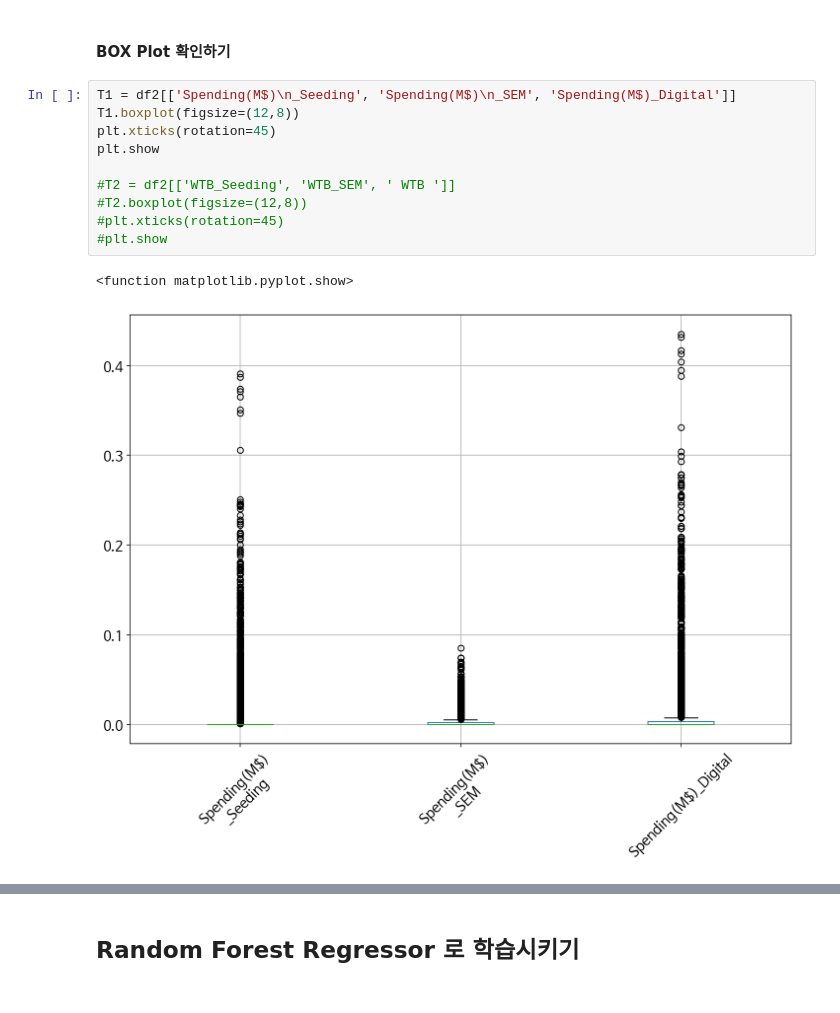
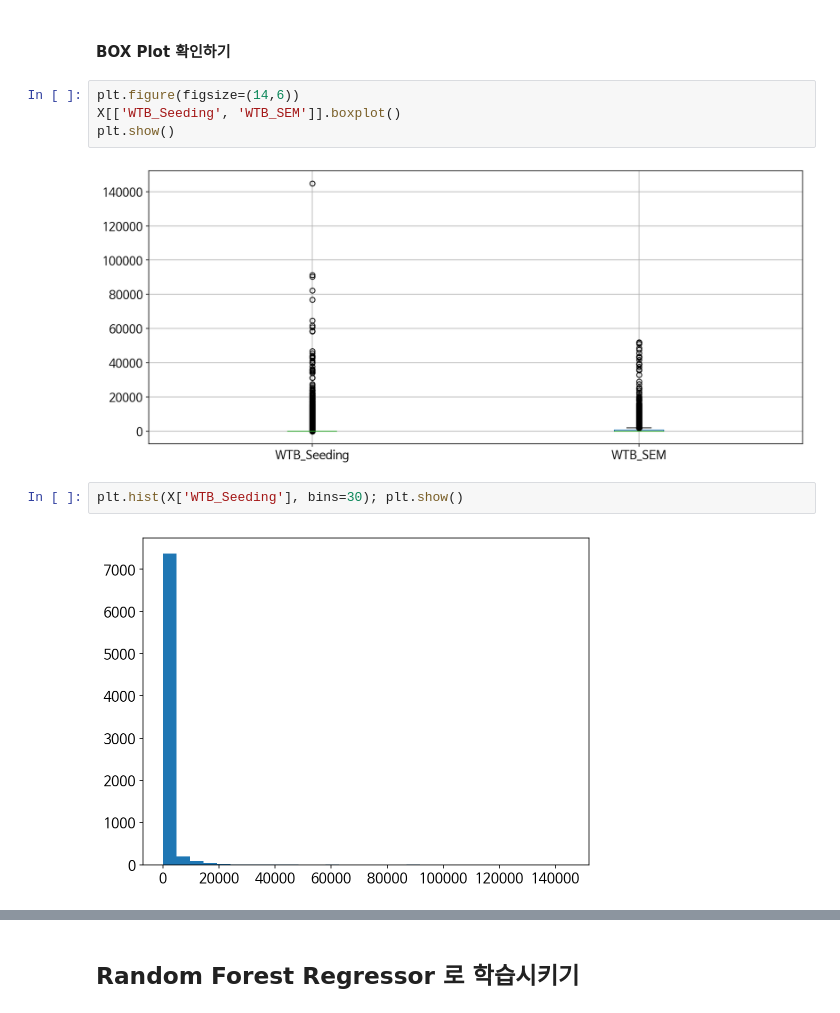
Before and after one commit to dreamer0710/StillWork_Team_5, a Jupyter notebook: team_project.ipynb, the cells around one changed output, grey strips where cells are left out. Drawn from its saved outputs; the diff is of its cells as text.

```diff
--- a/team_project.ipynb
+++ b/team_project.ipynb
@@ -240,15 +245,12 @@ y:(7743,)
 # %% [markdown]
 #### BOX Plot 확인하기
-# %%
-T1 = df2[['Spending(M$)\n_Seeding', 'Spending(M$)\n_SEM', 'Spending(M$)_Digital']]
-T1.boxplot(figsize=(12,8))
-plt.xticks(rotation=45)
-plt.show
-
-#T2 = df2[['WTB_Seeding', 'WTB_SEM', ' WTB ']]
-#T2.boxplot(figsize=(12,8))
-#plt.xticks(rotation=45)
-#plt.show
-# %% [output]
-<function matplotlib.pyplot.show>
-[figure, removed]
+# %%
+plt.figure(figsize=(14,6))
+X[['WTB_Seeding', 'WTB_SEM']].boxplot()
+plt.show()
+# %% [output]
+[figure, added]
+# %%
+plt.hist(X['WTB_Seeding'], bins=30); plt.show()
+# %% [output]
+[figure, added]
```
Also changed, not shown: parts of 17 cells of this notebook.
